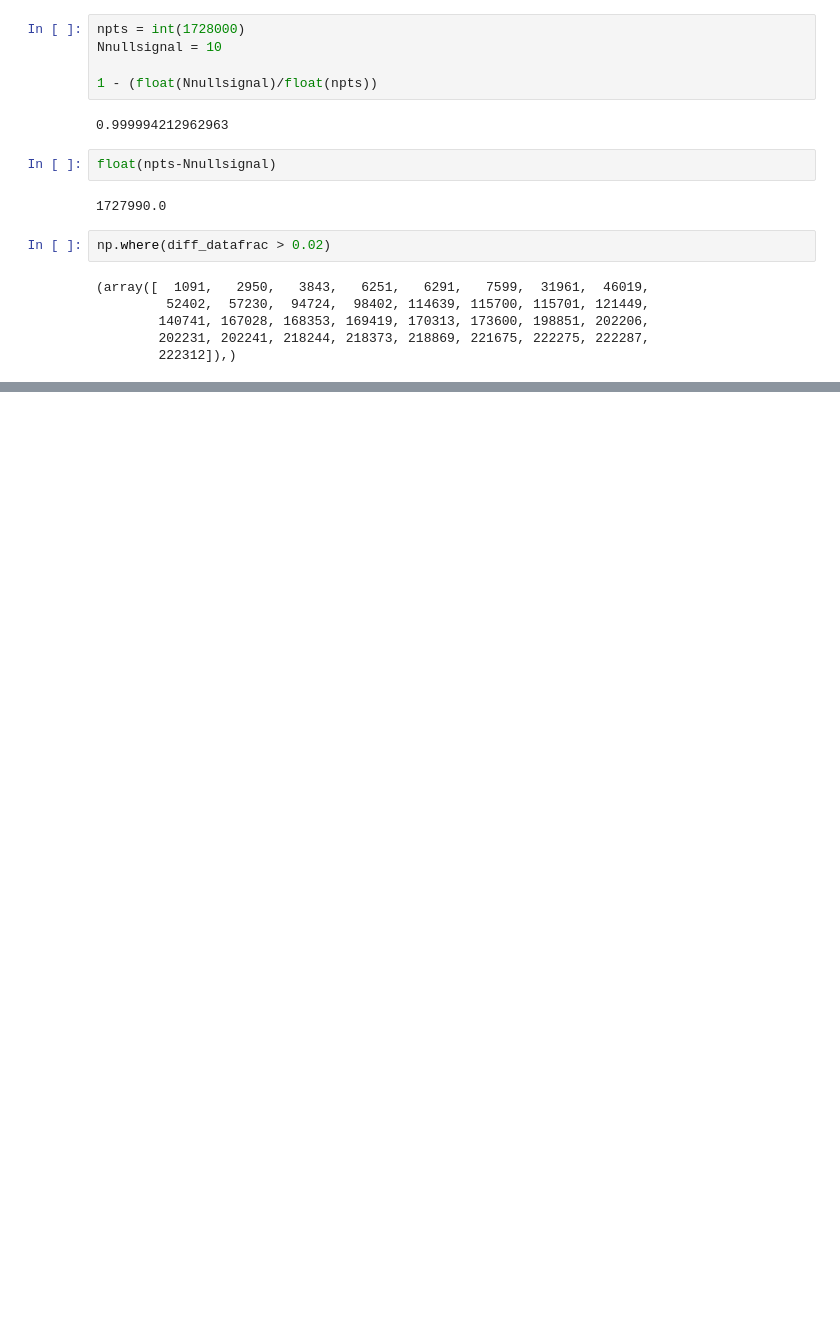
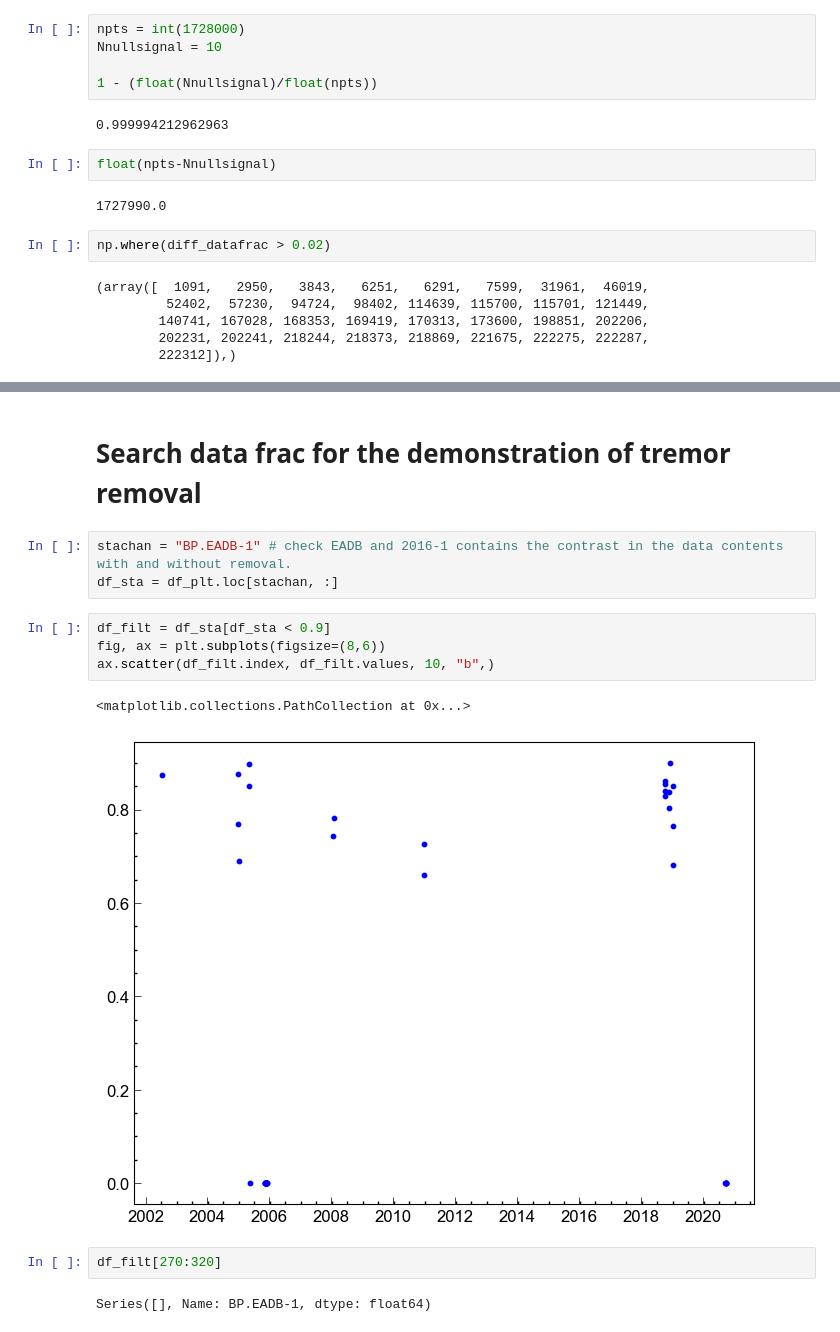
Before and after one commit to kura-okubo/SeisMonitoring_Paper, a Jupyter notebook: Post/DataAvailability/plot_DataAvailability_BP.ipynb, the cells around one changed output, grey strips where cells are left out. Drawn from its saved outputs; the diff is of its cells as text; blank space fills up the shorter version.

```diff
--- a/Post/DataAvailability/plot_DataAvailability_BP.ipynb
+++ b/Post/DataAvailability/plot_DataAvailability_BP.ipynb
@@ -314,2 +376,18 @@ removal_fraction                      0
 plotdate            2012-04-04 00:00:00
 Name: 97028, dtype: object
+# %% [markdown]
+# Search data frac for the demonstration of tremor removal
+# %%
+stachan = "BP.EADB-1" # check EADB and 2016-1 contains the contrast in the data contents with and without removal.
+df_sta = df_plt.loc[stachan, :]
+# %%
+df_filt = df_sta[df_sta < 0.9]
+fig, ax = plt.subplots(figsize=(8,6))
+ax.scatter(df_filt.index, df_filt.values, 10, "b",)
+# %% [output]
+<matplotlib.collections.PathCollection at 0x...>
+[figure, added]
+# %%
+df_filt[270:320]
+# %% [output]
+Series([], Name: BP.EADB-1, dtype: float64)
```
Also changed, not shown: parts of 18 cells of this notebook, 1 other file.
